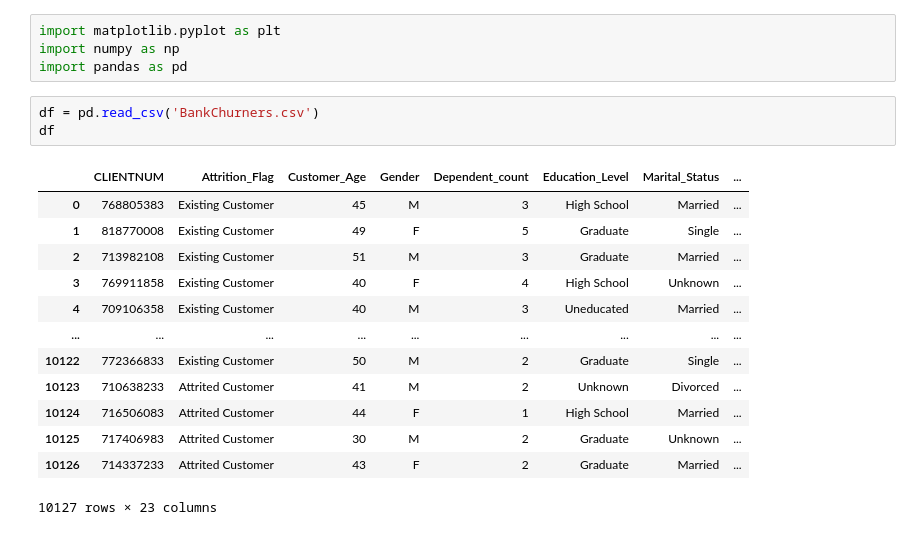
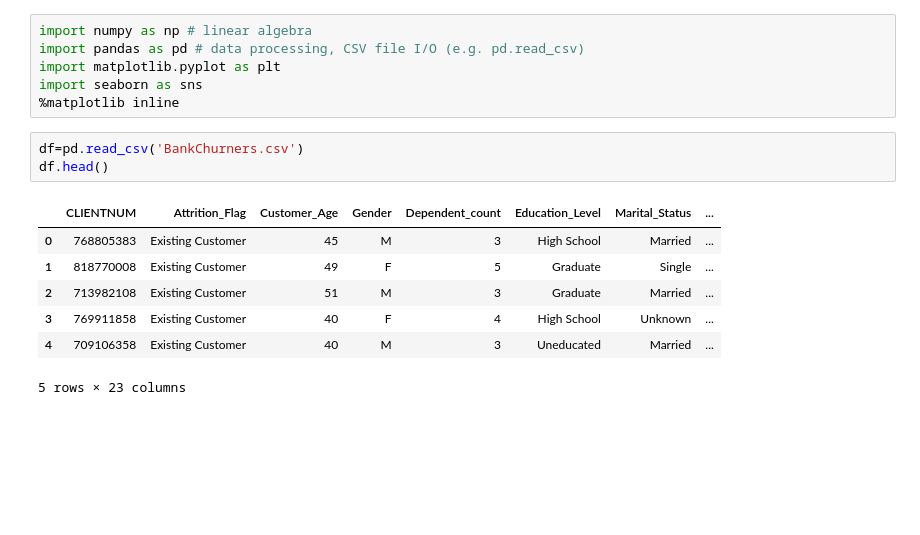
Before and after one commit to ludovicCR/Churn_Rate, a Jupyter notebook: Scketch_churn.ipynb, the cells around one changed output. Cells and saved outputs as stored; diff of their text form; blank space fills up the shorter version.

```diff
--- a/Scketch_churn.ipynb
+++ b/Scketch_churn.ipynb
@@ -1,21 +1,17 @@
-# %%
-import matplotlib.pyplot as plt
-import numpy as np
-import pandas as pd
+# %%
+import numpy as np # linear algebra
+import pandas as pd # data processing, CSV file I/O (e.g. pd.read_csv)
+import matplotlib.pyplot as plt
+import seaborn as sns
+%matplotlib inline
 # %%
-df = pd.read_csv('BankChurners.csv')
-df
+df=pd.read_csv('BankChurners.csv')
+df.head()
 # %% [output]
 |  | CLIENTNUM | Attrition_Flag | Customer_Age | Gender | Dependent_count | Education_Level | Marital_Status | ... |
 | 0 | 768805383 | Existing Customer | 45 | M | 3 | High School | Married | ... |
 | 1 | 818770008 | Existing Customer | 49 | F | 5 | Graduate | Single | ... |
 | 2 | 713982108 | Existing Customer | 51 | M | 3 | Graduate | Married | ... |
 | 3 | 769911858 | Existing Customer | 40 | F | 4 | High School | Unknown | ... |
 | 4 | 709106358 | Existing Customer | 40 | M | 3 | Uneducated | Married | ... |
-| ... | ... | ... | ... | ... | ... | ... | ... | ... |
-| 10122 | 772366833 | Existing Customer | 50 | M | 2 | Graduate | Single | ... |
-| 10123 | 710638233 | Attrited Customer | 41 | M | 2 | Unknown | Divorced | ... |
-| 10124 | 716506083 | Attrited Customer | 44 | F | 1 | High School | Married | ... |
-| 10125 | 717406983 | Attrited Customer | 30 | M | 2 | Graduate | Unknown | ... |
-| 10126 | 714337233 | Attrited Customer | 43 | F | 2 | Graduate | Married | ... |
-10127 rows × 23 columns
+5 rows × 23 columns
```
Also changed, not shown: parts of 55 cells of this notebook.
